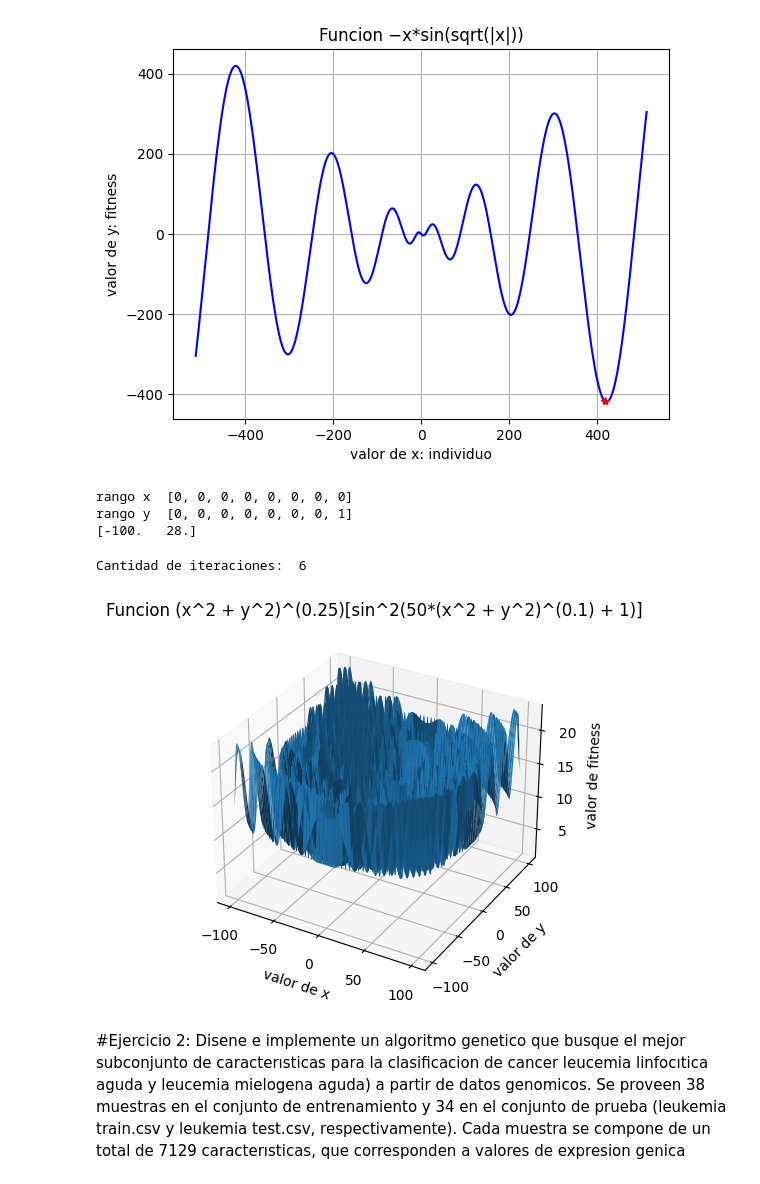
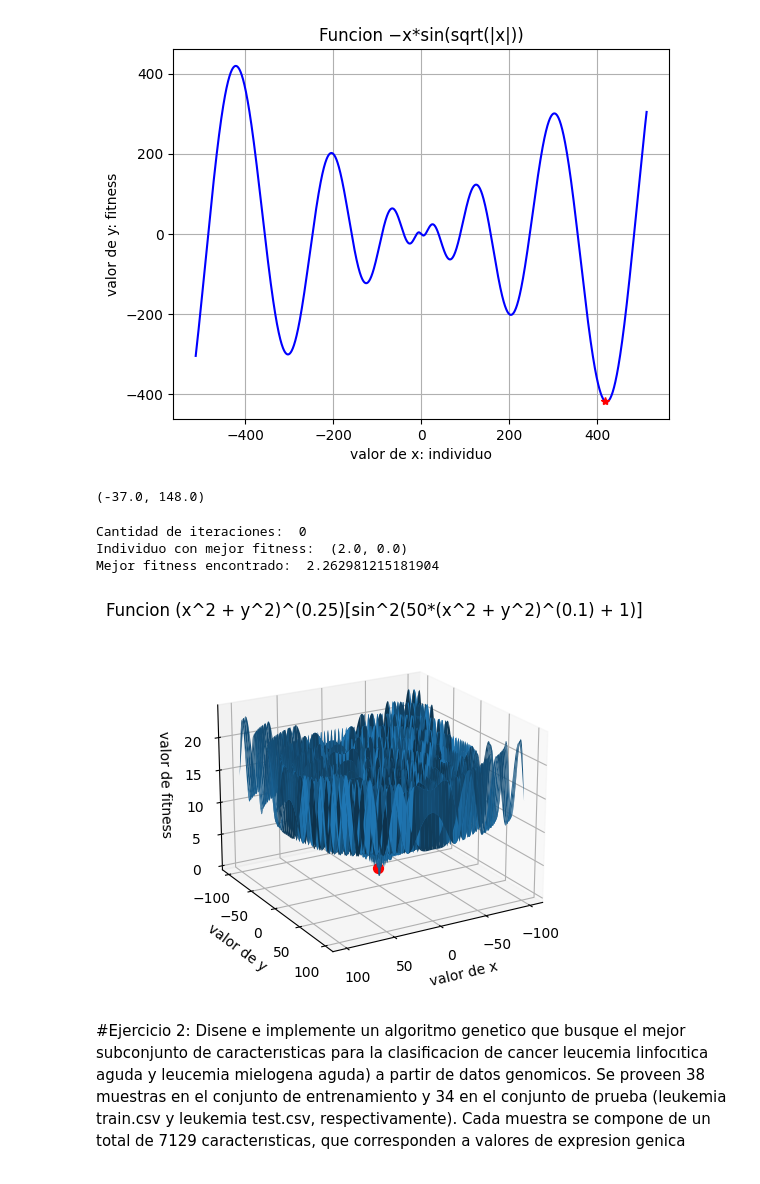
Before and after one commit to aguusandy/ic_2023, a Jupyter notebook: Inteligencia_guia6.ipynb, the cells around one changed output. Drawn from its saved outputs; the diff is of its cells as text; code cells hidden in the pictures.

```diff
--- a/Inteligencia_guia6.ipynb
+++ b/Inteligencia_guia6.ipynb
@@ -16,7 +16,8 @@ import matplotlib.pyplot as plt
 def f1(x):
   return (-1)*x*np.sin(np.sqrt(np.abs(x)))
 # %%
-def f2(x,y):
+def f2(v):
+  x=v[0]; y=v[1]
   return ((x**2 + y**2)**(0.25))*( np.sin(50*((x**2 + y**2)**(0.1)))**2 + 1)
 # %%
 def decode(individuo):
@@ -155,3 +155,7 @@ def decode2(individuo):
+# %%
+print(decode2([1,1,1,1,1,0,0,0,0,0,1,1,1,1,1,1]))
+# %% [output]
+(-37.0, 148.0)
 # %%
  # ii) f(x, y) = (x^2 + y^2)^(0.25)[sin(50*(x^2 + y^2)^(0.1) + 1)], con x, y ∈ [−100 . . . 100]
 
@@ -161,7 +165,7 @@ tamaño_individuo_b = 16
 tamaño_poblacion_b = 100
 iteraciones_max_b = 2000
 k_progenitores_b = 6
-paciencia_max_b = 5
+paciencia_max_b = 10
 
 # inicializamos la problacion
 poblacion_b = np.full(tamaño_poblacion_b,None)
@@ -174,9 +178,9 @@ individuo_mejorFitness_b = poblacion_b[np.argmin(fitness_b)]
 
 progenitores_b = np.full(k_progenitores_b,None)
 iteracion_b = 0
-paciencia_b = 0
+fitnesRequerido = 0.01
 # bucle
-while iteracion_b < iteraciones_max_b and paciencia_b <= paciencia_max_b:
+while iteracion_b < iteraciones_max_b and f2(individuo_mejorFitness_b) < fitnesRequerido:
   # tomo a los progenitores
   for i in np.arange(0,k_progenitores_b):
     progenitores_b[i] = seleccion_competencia(5,tamaño_poblacion_b,fitness_b)
@@ -193,42 +197,33 @@ while iteracion_b < iteraciones_max_b and paciencia_b <= paciencia_max_b:
   individuo_mejorFitness_aux_b = poblacion_b[np.argmin(fitness_b)]
   if f2(decode2(individuo_mejorFitness_aux_b)) < f2(decode2(individuo_mejorFitness_b)):
     individuo_mejorFitness_b = individuo_mejorFitness_aux_b
-    paciencia_b = 0
-  else:
-    paciencia_b+=1
 
   iteracion_b+=1
 # endwhile
-# %%
-print(decode2([1,0,0,0,0,0,0,0,0,0,0,0,0,0,0,0])-np.array([100,100]))
-# %% [output]
-rango x  [0, 0, 0, 0, 0, 0, 0, 0]
-rango y  [0, 0, 0, 0, 0, 0, 0, 1]
-[-100.   28.]
 # %%
-print('Cantidad de iteraciones: ',iteracion)
-# print('Individuo con mejor fitness: ',decode2(individuo_mejorFitness))
-# print('Mejor fitness encontrado: ',f2(decode2(individuo_mejorFitness)))
+print('Cantidad de iteraciones: ',iteracion_b)
+ind = decode2(individuo_mejorFitness_b)
+print('Individuo con mejor fitness: ',ind)
+print('Mejor fitness encontrado: ',f2(ind))
 x = y = np.linspace(-100, 100,num=200)
 x, y = np.meshgrid(x, y)
-z = f2(x,y)
+z = f2([x,y])
 # Set up plot
 fig, ax = plt.subplots(subplot_kw=dict(projection='3d'))
 
 surf = ax.plot_surface(x, y, z)
-
-# plt.plot(x,y,'b-')
-# plt.plot(decode(individuo_mejorFitness),f1(decode(individuo_mejorFitness)),'*r')
+ax.scatter(ind[0], ind[1], f2(ind), color='red', s=50)
 ax.set_title('Funcion (x^2 + y^2)^(0.25)[sin^2(50*(x^2 + y^2)^(0.1) + 1)]')
 ax.set_xlabel('valor de x')
 ax.set_ylabel('valor de y')
 ax.set_zlabel('valor de fitness')
-# ax.set_zlim(0, 2)
-# plt.grid()
+ax.view_init(elev=20, azim=60)
 plt.show()
 # %% [output]
-Cantidad de iteraciones:  6
+Cantidad de iteraciones:  0
+Individuo con mejor fitness:  (2.0, 0.0)
+Mejor fitness encontrado:  2.262981215181904
-[figure, old version]
+[figure, new version]
 # %% [markdown]
 
 #Ejercicio 2:
```
Also changed, not shown: parts of 1 cell of this notebook.
